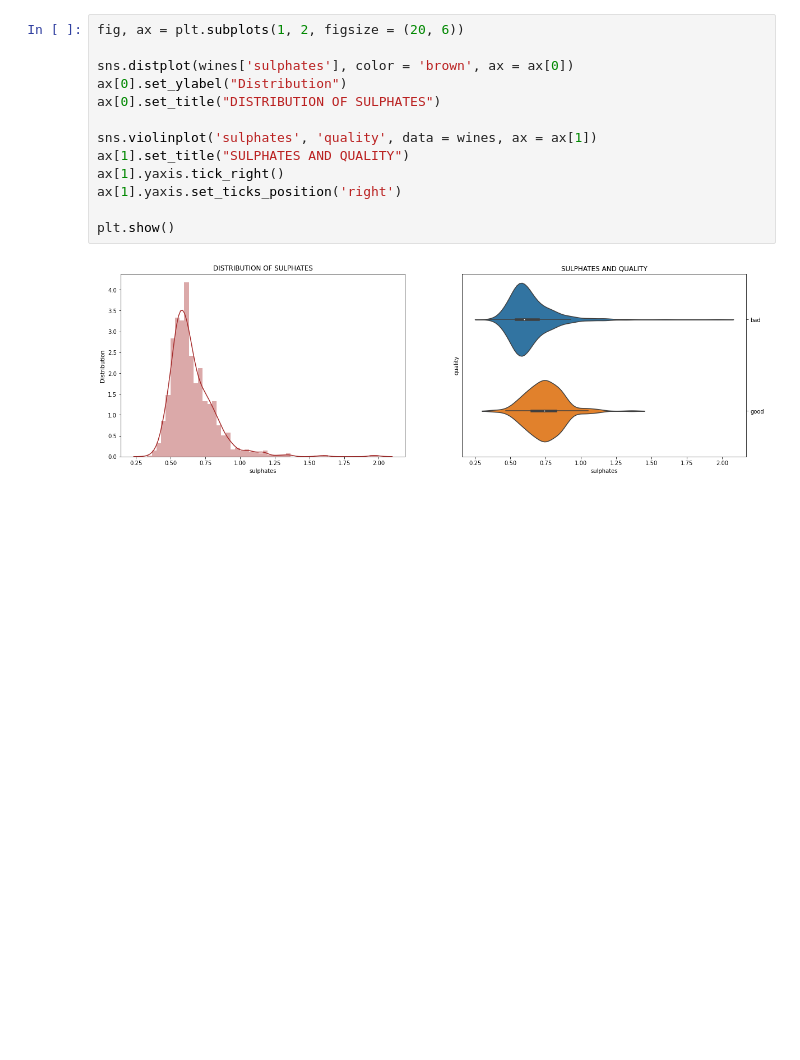
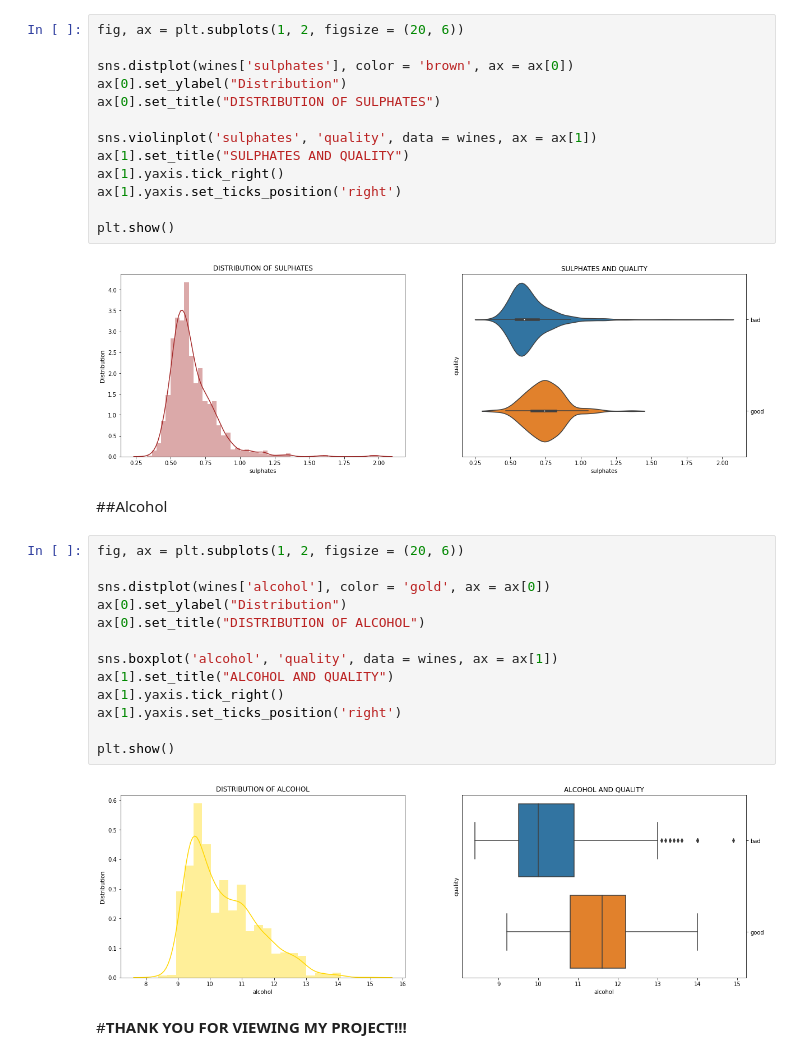
Before and after one commit to MikeDeecode/Red-wine-quality-report, a Jupyter notebook: wine_quality_analysis.ipynb, the cells around one changed output. Saved outputs shown, nothing was run; the diff lists cells and outputs as text; blank space fills up the shorter version.

```diff
--- a/wine_quality_analysis.ipynb
+++ b/wine_quality_analysis.ipynb
@@ -226,3 +226,22 @@ ax[1].yaxis.set_ticks_position('right')
 plt.show()
 # %% [output]
 [figure]
+# %% [markdown]
+##Alcohol
+# %%
+fig, ax = plt.subplots(1, 2, figsize = (20, 6))
+
+sns.distplot(wines['alcohol'], color = 'gold', ax = ax[0])
+ax[0].set_ylabel("Distribution")
+ax[0].set_title("DISTRIBUTION OF ALCOHOL")
+
+sns.boxplot('alcohol', 'quality', data = wines, ax = ax[1])
+ax[1].set_title("ALCOHOL AND QUALITY")
+ax[1].yaxis.tick_right()
+ax[1].yaxis.set_ticks_position('right')
+
+plt.show()
+# %% [output]
+[figure, added]
+# %% [markdown]
+#**THANK YOU FOR VIEWING MY PROJECT!!!**
```
